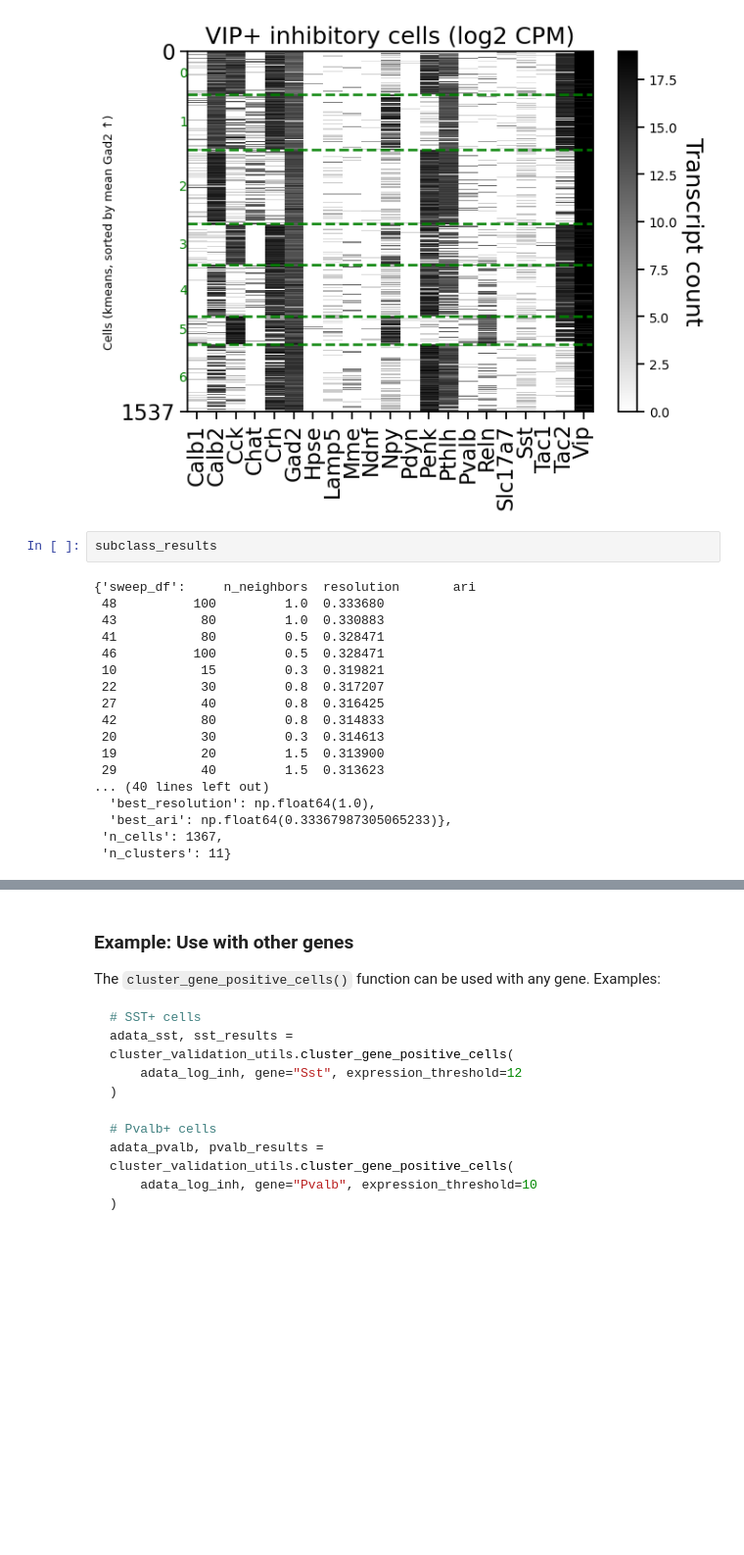
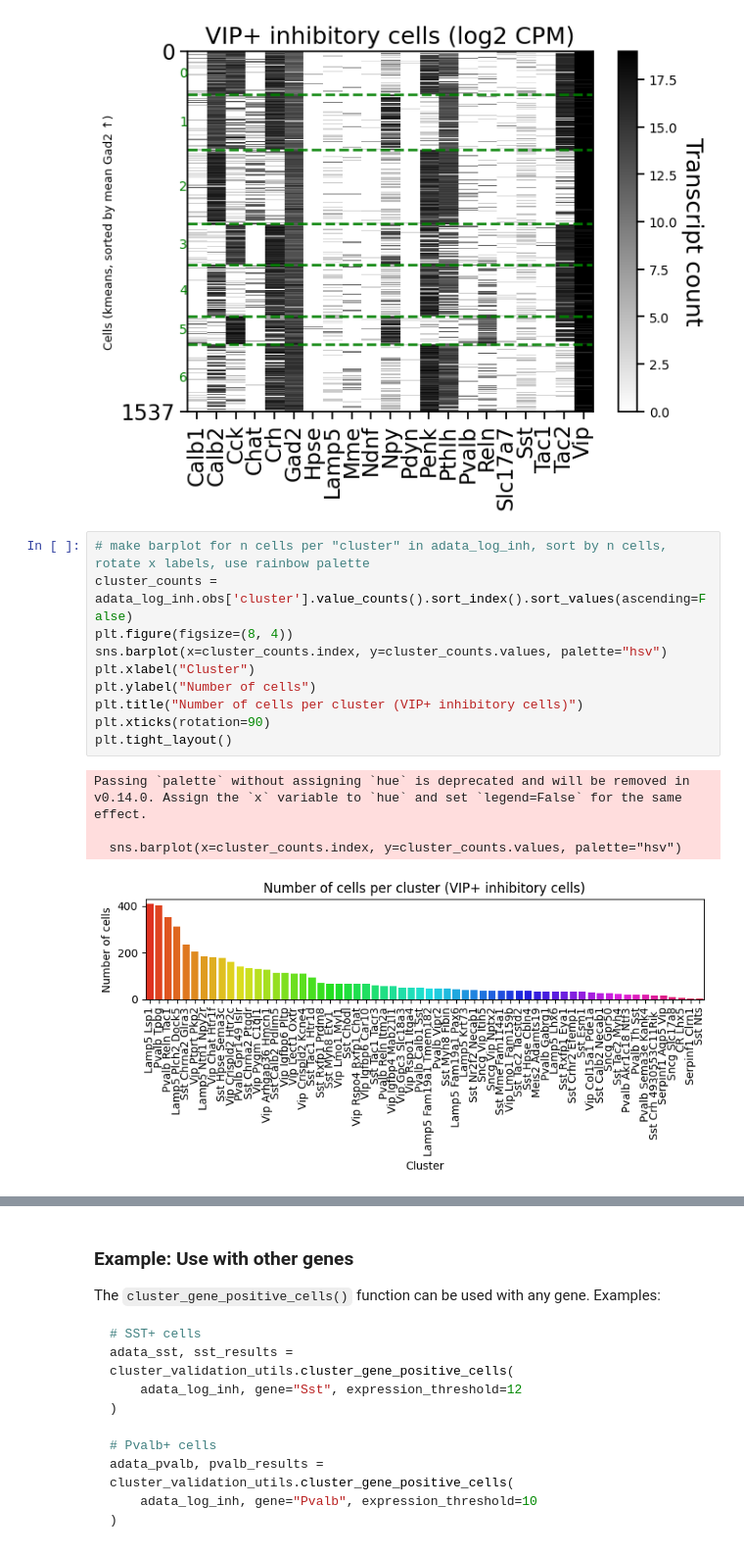
Before and after one commit to AllenNeuralDynamics/hcr-integrated-qc-capsule, a Jupyter notebook: code/cluster_validation/20260506-smartseq-tasic2018.ipynb, the cells around one changed output, grey strips where cells are left out. Shown at 98% size. Cells and saved outputs as stored; diff of their text form; blank space fills up the shorter version.

```diff
--- a/code/cluster_validation/20260506-smartseq-tasic2018.ipynb
+++ b/code/cluster_validation/20260506-smartseq-tasic2018.ipynb
@@ -410,23 +334,18 @@ viz.plot_cell_x_gene_clustered(
         'FYS4_171003_508_E01'],
        dtype='object', name='sample_name', length=1537))
 [figure]
-# %%
-subclass_results
-# %% [output]
-{'sweep_df':     n_neighbors  resolution       ari
- 48          100         1.0  0.333680
- 43           80         1.0  0.330883
- 41           80         0.5  0.328471
- 46          100         0.5  0.328471
- 10           15         0.3  0.319821
- 22           30         0.8  0.317207
- 27           40         0.8  0.316425
- 42           80         0.8  0.314833
- 20           30         0.3  0.314613
- 19           20         1.5  0.313900
- 29           40         1.5  0.313623
-... (40 lines left out)
-  'best_resolution': np.float64(1.0),
-  'best_ari': np.float64(0.33367987305065233)},
- 'n_cells': 1367,
- 'n_clusters': 11}
+# %%
+# make barplot for n cells per "cluster" in adata_log_inh, sort by n cells, rotate x labels, use rainbow palette
+cluster_counts = adata_log_inh.obs['cluster'].value_counts().sort_index().sort_values(ascending=False)
+plt.figure(figsize=(8, 4))
+sns.barplot(x=cluster_counts.index, y=cluster_counts.values, palette="hsv")
+plt.xlabel("Cluster")
+plt.ylabel("Number of cells")
+plt.title("Number of cells per cluster (VIP+ inhibitory cells)")
+plt.xticks(rotation=90)
+plt.tight_layout()
+# %% [output]
+Passing `palette` without assigning `hue` is deprecated and will be removed in v0.14.0. Assign the `x` variable to `hue` and set `legend=False` for the same effect.
+
+  sns.barplot(x=cluster_counts.index, y=cluster_counts.values, palette="hsv")
+[figure, added]
```
Also changed, not shown: parts of 31 cells of this notebook, 2 other files.
